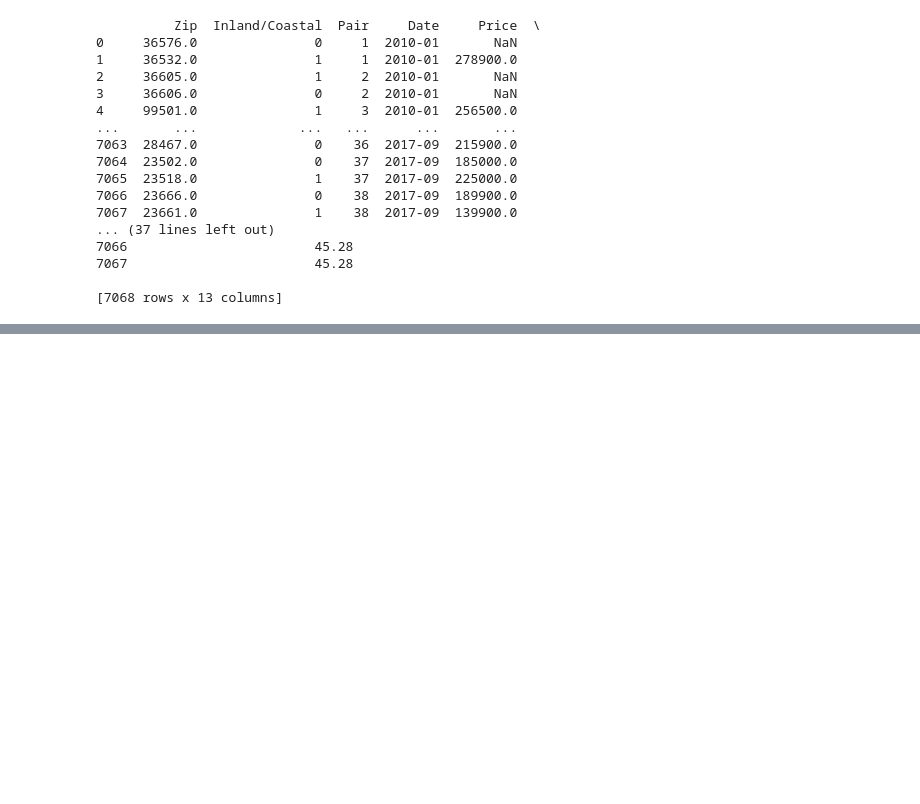
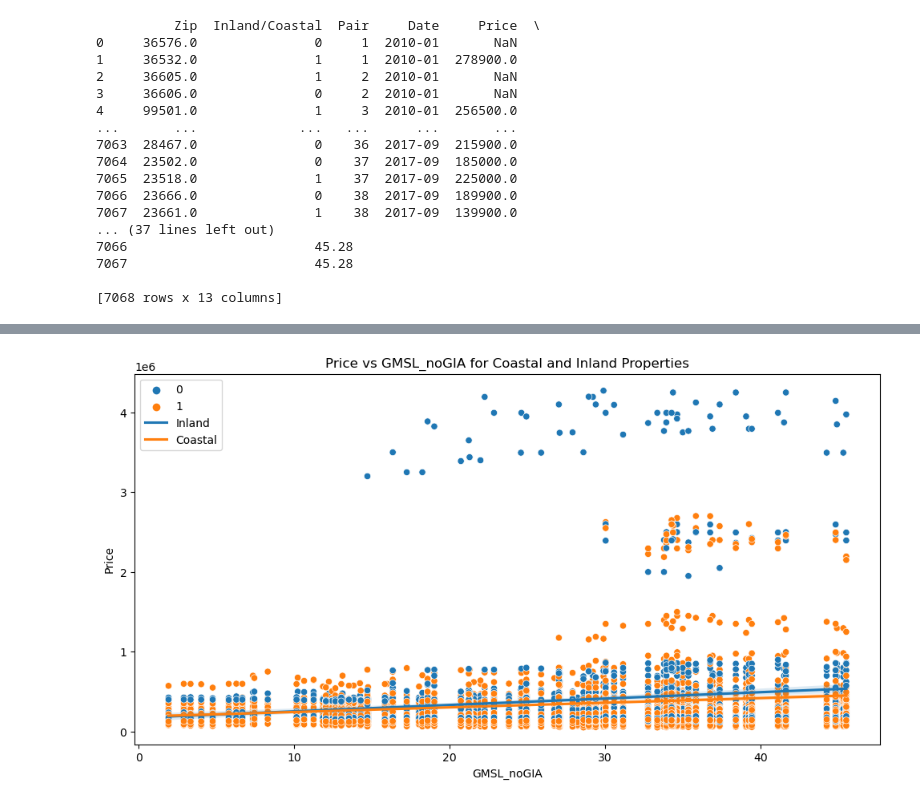
Before and after one commit to WilliamRoth82/BozandtheBozzers, a Jupyter notebook: Visualizations.ipynb, the cells around one changed output, grey strips where cells are left out. Saved outputs shown, nothing was run; the diff lists cells and outputs as text; code cells hidden in the pictures; blank space fills up the shorter version.

Commit message:
Update visualizations

```diff
--- a/Visualizations.ipynb
+++ b/Visualizations.ipynb
@@ -133,0 +29,92 @@ plt.show()
+# %%
+#1
+zip_sea['Date'] = pd.to_datetime(zip_sea['Date'])
+
+average_prices = zip_sea.groupby(['Date', 'Inland/Coastal'])['Price'].mean().reset_index()
+
+coastal_prices = average_prices[average_prices['Inland/Coastal'] == 1]
+inland_prices = average_prices[average_prices['Inland/Coastal'] == 0]
+
+plt.figure(figsize=(12, 6))
+plt.plot(coastal_prices['Date'], coastal_prices['Price'], label='Coastal', color='blue')
+plt.plot(inland_prices['Date'], inland_prices['Price'], label='Inland', color='red')
+
+plt.xlabel('Date')
+plt.ylabel('Average Price')
+plt.title('Coastal vs Inland Price History')
+plt.legend()
+
+plt.savefig('graphs/coastal_inland_price_history.png', dpi=300, bbox_inches='tight')
+plt.show()
+
+#2
+# Group by Date and Zipcode and calculate the mean Price
+price_by_zip = zip_sea.groupby(['Date', 'Zip'])['Price'].mean().reset_index()
+price_by_zip
+
+plt.savefig('graphs/price_over_time_by_zipcode.png', dpi=300, bbox_inches='tight')
+
+#3
+# Add median prices to the box plot
+plt.figure(figsize=(8, 6))
+ax = sns.boxplot(x="Inland/Coastal", y="Price", data=zip_sea)
+plt.title("Price Distribution for Coastal vs Inland Properties")
+plt.xticks(ticks=[0, 1], labels=["Inland", "Coastal"])
+
+# Add median prices
+medians = zip_sea.groupby(['Inland/Coastal'])['Price'].median()
+for i, median in enumerate(medians):
+    ax.annotate(f"Median: ${median:.0f}", (i, median),
+                xytext=(0, 10), textcoords='offset points',
+                fontsize=12, ha='center')
+
+plt.savefig('graphs/price_distribution_coastal_vs_inland.png', dpi=300, bbox_inches='tight')
+plt.show()
+
+#4
+plt.figure(figsize=(12, 6))
+sns.scatterplot(x="GMSL_noGIA", y="Price", hue="Inland/Coastal", data=zip_sea)
+plt.title("Price vs GMSL_noGIA for Coastal and Inland Properties")
+
+# Add linear regression lines for each group
+coastal_data = zip_sea[zip_sea["Inland/Coastal"] == 1]
+inland_data = zip_sea[zip_sea["Inland/Coastal"] == 0]
+
+sns.regplot(x="GMSL_noGIA", y="Price", data=inland_data, scatter=False, label="Inland")
+sns.regplot(x="GMSL_noGIA", y="Price", data=coastal_data, scatter=False, label="Coastal")
+
+plt.legend()
+
+plt.savefig('graphs/price_vs_GMSL_noGIA_coastal_inland.png', dpi=300, bbox_inches='tight')
+plt.show()
+
+#5
+# Calculate mean price for each GMSL_noGIA value and group
+mean_prices = zip_sea.groupby(['GMSL_noGIA', 'Inland/Coastal'])['Price'].mean().reset_index()
+
+# Plot the scatterplot
+plt.figure(figsize=(12, 6))
+sns.scatterplot(x="GMSL_noGIA", y="Price", hue="Inland/Coastal", data=mean_prices)
+plt.title("Mean Price vs GMSL_noGIA for Coastal and Inland Properties")
+
+# Add linear regression lines for each group
+coastal_data = mean_prices[mean_prices["Inland/Coastal"] == 1]
+inland_data = mean_prices[mean_prices["Inland/Coastal"] == 0]
+
+sns.regplot(x="GMSL_noGIA", y="Price", data=inland_data, scatter=False, label="Inland")
+sns.regplot(x="GMSL_noGIA", y="Price", data=coastal_data, scatter=False, label="Coastal")
+
+plt.legend()
+plt.savefig("graphs/mean_price_vs_GMSL_noGIA.png")
+plt.show()
+
+#6
+# Correlation heatmap for selected columns
+selected_columns = zip_sea[["Price", "GMSL_noGIA","Inland/Coastal","Pair"]]
+corr_matrix = selected_columns.corr()
+plt.figure(figsize=(10, 8))
+sns.heatmap(corr_matrix, annot=True, cmap="coolwarm")
+plt.title("Correlation Heatmap")
+plt.savefig("graphs/corr_heatmap.png")
+plt.show()
+# %% [output]
@@ -133,0 +124 @@ plt.show()
+[figure, added]
```
Also changed, not shown: parts of 3 cells of this notebook, 4 other files.
